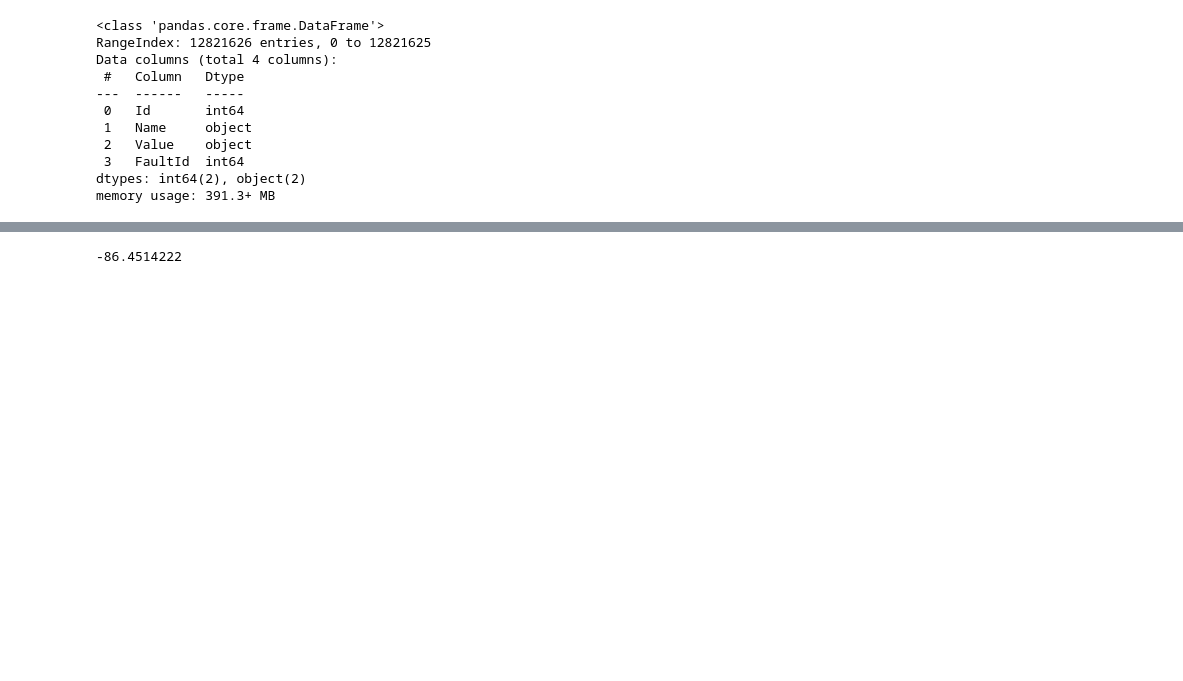
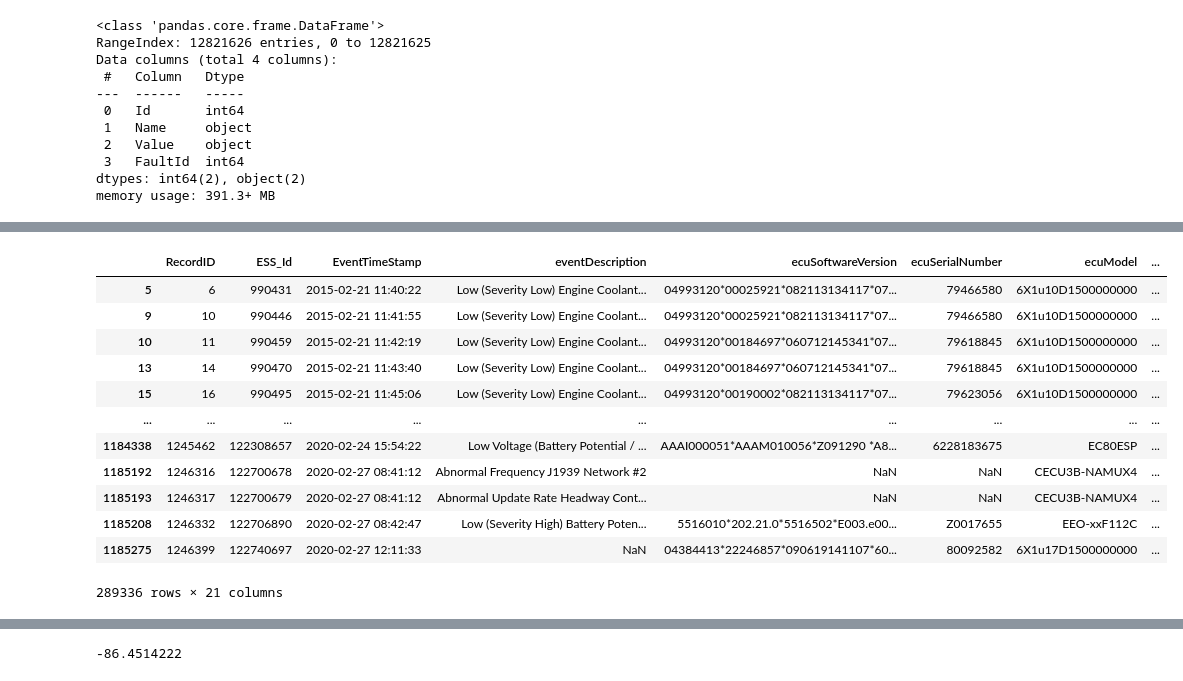
Before and after one commit to nss-data-science-cohort-5/big_g_express-roll_on_eighteen_wheelers, a Jupyter notebook: notebook.ipynb, the cells around one changed output, grey strips where cells are left out. Saved outputs shown, nothing was run; the diff lists cells and outputs as text; code cells hidden in the pictures; blank space fills up the shorter version.

```diff
--- a/notebook.ipynb
+++ b/notebook.ipynb
@@ -75,0 +107,19 @@ jfaults = jfaults[jfaults['spn'] == 5246]
+# %%
+jfaults['difference_firstspn_5246'] = jfaults['EventTimeStamp'] - jfaults['time_next_5246']
+#fancy code keeps only rows without Nas. Something to remember!!!
+jfaults_NoNa = jfaults[~jfaults['difference_firstspn_5246'].isnull()]
+3jfaults_NoNa
+# %% [output]
+|  | RecordID | ESS_Id | EventTimeStamp | eventDescription | ecuSoftwareVersion | ecuSerialNumber | ecuModel | ... |
+| 5 | 6 | 990431 | 2015-02-21 11:40:22 | Low (Severity Low) Engine Coolant... | 04993120*00025921*082113134117*07... | 79466580 | 6X1u10D1500000000 | ... |
+| 9 | 10 | 990446 | 2015-02-21 11:41:55 | Low (Severity Low) Engine Coolant... | 04993120*00025921*082113134117*07... | 79466580 | 6X1u10D1500000000 | ... |
+| 10 | 11 | 990459 | 2015-02-21 11:42:19 | Low (Severity Low) Engine Coolant... | 04993120*00184697*060712145341*07... | 79618845 | 6X1u10D1500000000 | ... |
+| 13 | 14 | 990470 | 2015-02-21 11:43:40 | Low (Severity Low) Engine Coolant... | 04993120*00184697*060712145341*07... | 79618845 | 6X1u10D1500000000 | ... |
+| 15 | 16 | 990495 | 2015-02-21 11:45:06 | Low (Severity Low) Engine Coolant... | 04993120*00190002*082113134117*07... | 79623056 | 6X1u10D1500000000 | ... |
+| ... | ... | ... | ... | ... | ... | ... | ... | ... |
+| 1184338 | 1245462 | 122308657 | 2020-02-24 15:54:22 | Low Voltage (Battery Potential / ... | AAAI000051*AAAM010056*Z091290 *A8... | 6228183675 | EC80ESP | ... |
+| 1185192 | 1246316 | 122700678 | 2020-02-27 08:41:12 | Abnormal Frequency J1939 Network #2 | NaN | NaN | CECU3B-NAMUX4 | ... |
+| 1185193 | 1246317 | 122700679 | 2020-02-27 08:41:12 | Abnormal Update Rate Headway Cont... | NaN | NaN | CECU3B-NAMUX4 | ... |
+| 1185208 | 1246332 | 122706890 | 2020-02-27 08:42:47 | Low (Severity High) Battery Poten... | 5516010*202.21.0*5516502*E003.e00... | Z0017655 | EEO-xxF112C | ... |
+| 1185275 | 1246399 | 122740697 | 2020-02-27 12:11:33 | NaN | 04384413*22246857*090619141107*60... | 80092582 | 6X1u17D1500000000 | ... |
+289336 rows × 21 columns
```
Also changed, not shown: parts of 28 cells of this notebook.
